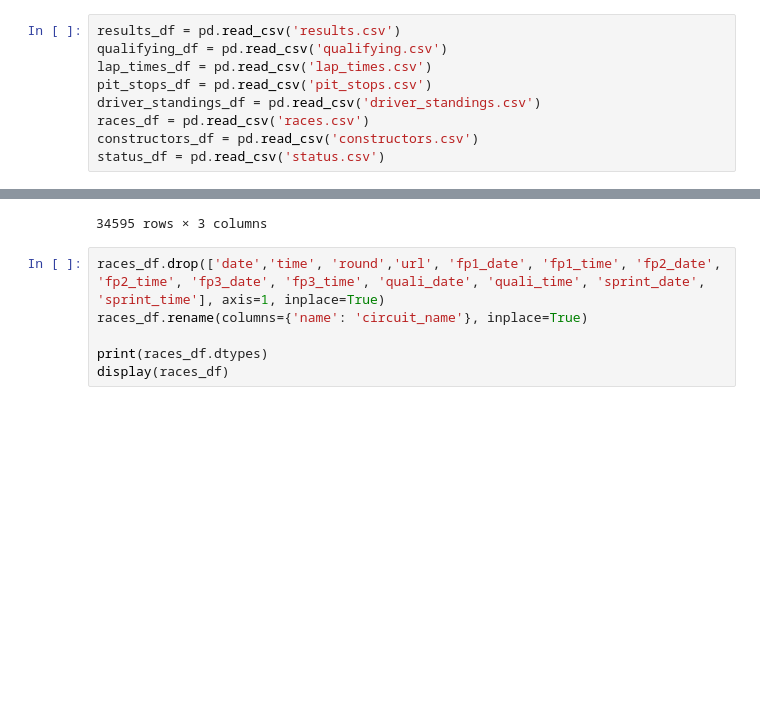
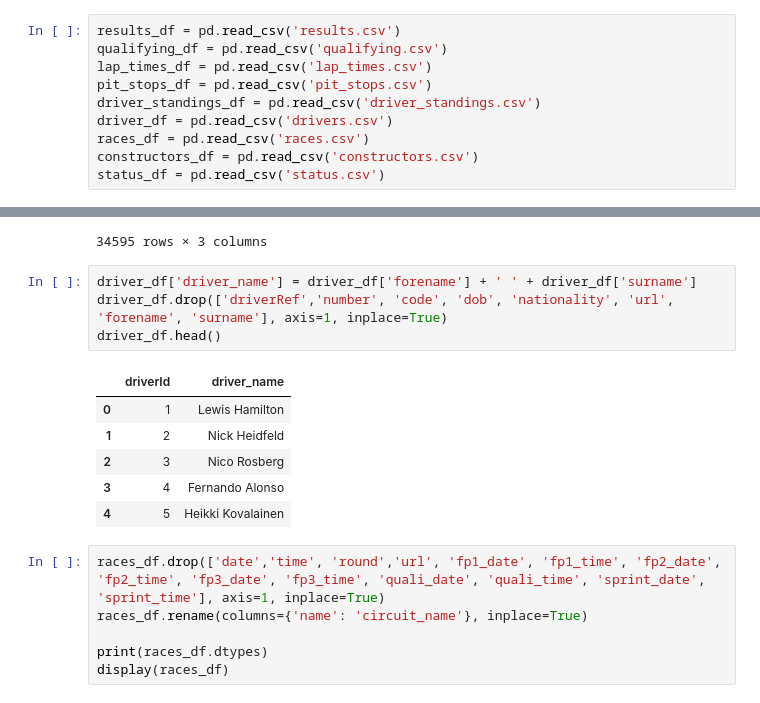
Before and after one commit to jennydang61/Driver-Performance-Prediction, a Jupyter notebook: formula1.ipynb, the cells around one changed output, grey strips where cells are left out. Saved outputs shown, nothing was run; the diff lists cells and outputs as text; blank space fills up the shorter version.

Commit message:
added driver.csv

```diff
--- a/formula1.ipynb
+++ b/formula1.ipynb
@@ -28,6 +28,7 @@ qualifying_df = pd.read_csv('qualifying.csv')
 lap_times_df = pd.read_csv('lap_times.csv')
 pit_stops_df = pd.read_csv('pit_stops.csv')
 driver_standings_df = pd.read_csv('driver_standings.csv')
+driver_df = pd.read_csv('drivers.csv')
 races_df = pd.read_csv('races.csv')
 constructors_df = pd.read_csv('constructors.csv')
 status_df = pd.read_csv('status.csv')
@@ -166,6 +167,17 @@ dtype: object
 | 34593 | 1132 | 858 | 0.0 |
 | 34594 | 1132 | 860 | 6.0 |
 34595 rows × 3 columns
+# %%
+driver_df['driver_name'] = driver_df['forename'] + ' ' + driver_df['surname']
+driver_df.drop(['driverRef','number', 'code', 'dob', 'nationality', 'url', 'forename', 'surname'], axis=1, inplace=True)
+driver_df.head()
+# %% [output]
+|  | driverId | driver_name |
+| 0 | 1 | Lewis Hamilton |
+| 1 | 2 | Nick Heidfeld |
+| 2 | 3 | Nico Rosberg |
+| 3 | 4 | Fernando Alonso |
+| 4 | 5 | Heikki Kovalainen |
 # %%
 races_df.drop(['date','time', 'round','url', 'fp1_date', 'fp1_time', 'fp2_date', 'fp2_time', 'fp3_date', 'fp3_time', 'quali_date', 'quali_time', 'sprint_date', 'sprint_time'], axis=1, inplace=True)
 races_df.rename(columns={'name': 'circuit_name'}, inplace=True)
```
Also changed, not shown: parts of 6 cells of this notebook, 1 other file.
